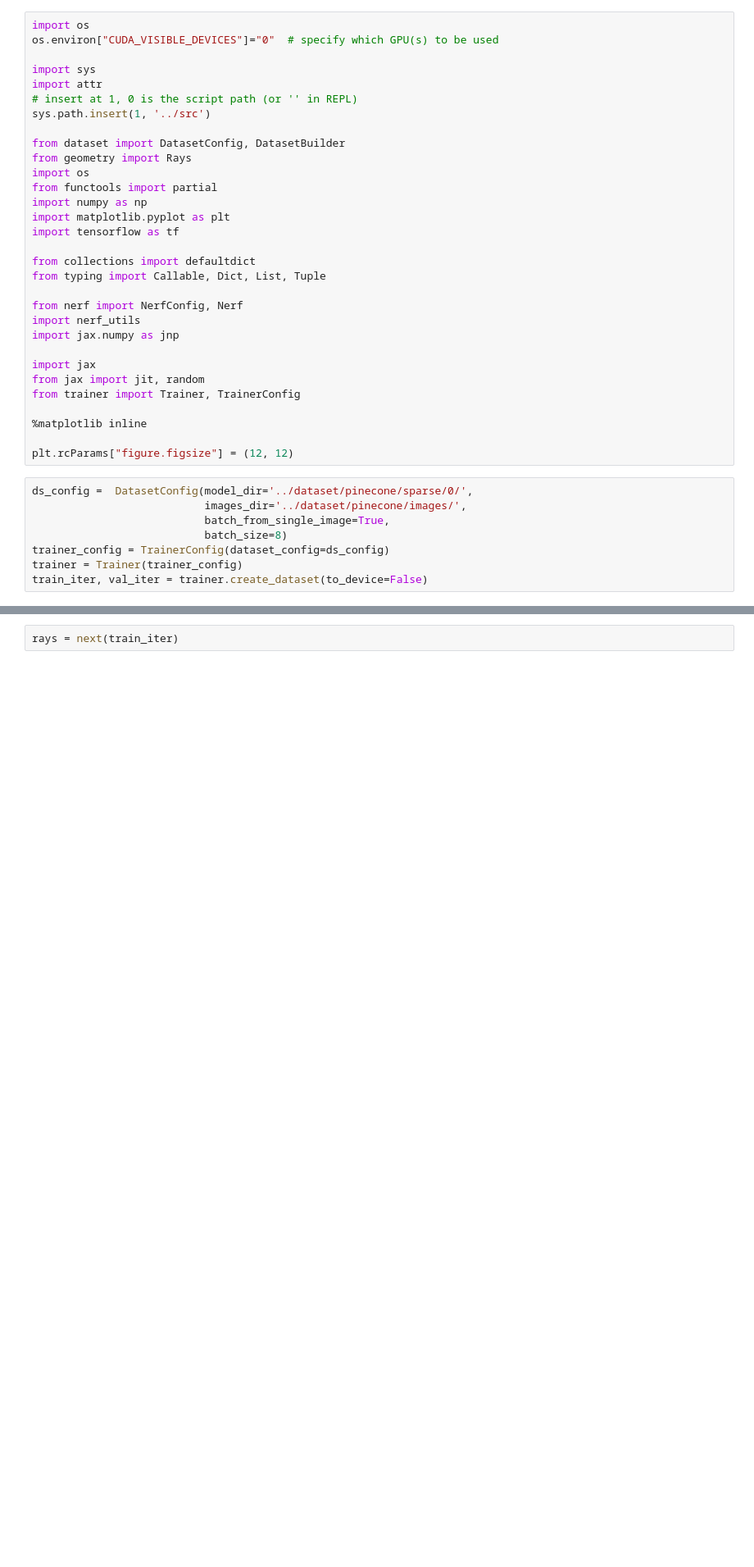
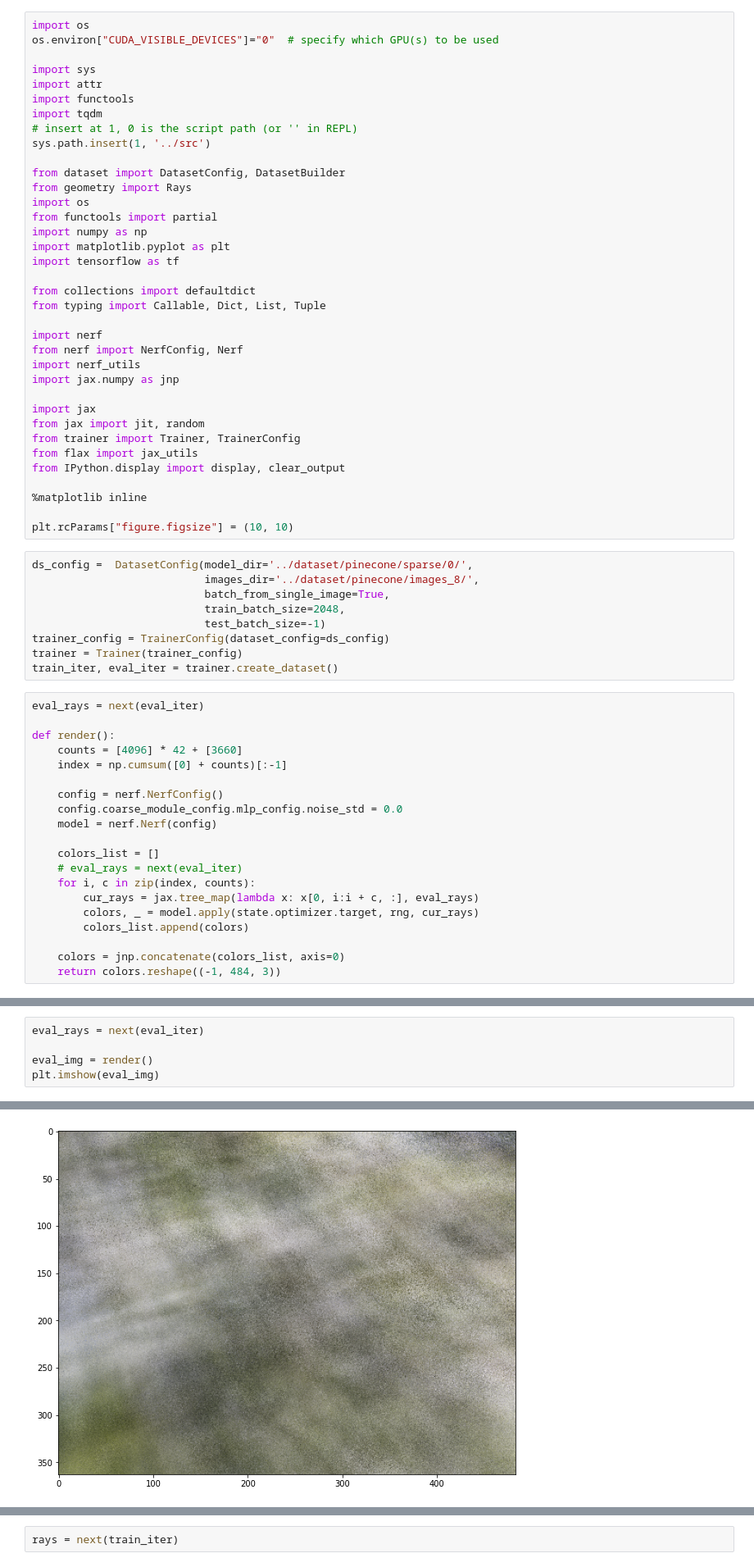
Before and after one commit to liangkaizhang/yet-another-jax-nerf, a Jupyter notebook: scripts/test_model.ipynb, the cells around one changed output, grey strips where cells are left out. Shown at 82% size. Drawn from its saved outputs; the diff is of its cells as text; blank space fills up the shorter version.

```diff
--- a/scripts/test_model.ipynb
+++ b/scripts/test_model.ipynb
@@ -4,6 +4,8 @@ os.environ["CUDA_VISIBLE_DEVICES"]="0"  # specify which GPU(s) to be used
 
 import sys
 import attr
+import functools
+import tqdm
 # insert at 1, 0 is the script path (or '' in REPL)
 sys.path.insert(1, '../src')
 
@@ -18,6 +20,7 @@ import tensorflow as tf
 from collections import defaultdict
 from typing import Callable, Dict, List, Tuple
 
+import nerf
 from nerf import NerfConfig, Nerf
 import nerf_utils
 import jax.numpy as jnp
@@ -25,15 +28,38 @@ import jax.numpy as jnp
 import jax
 from jax import jit, random
 from trainer import Trainer, TrainerConfig
+from flax import jax_utils
+from IPython.display import display, clear_output
 
 %matplotlib inline
 
-plt.rcParams["figure.figsize"] = (12, 12)
+plt.rcParams["figure.figsize"] = (10, 10)
 # %%
 ds_config =  DatasetConfig(model_dir='../dataset/pinecone/sparse/0/',
-                           images_dir='../dataset/pinecone/images/',
+                           images_dir='../dataset/pinecone/images_8/',
                            batch_from_single_image=True,
-                           batch_size=8)
+                           train_batch_size=2048,
+                           test_batch_size=-1)
 trainer_config = TrainerConfig(dataset_config=ds_config)
 trainer = Trainer(trainer_config)
-train_iter, val_iter = trainer.create_dataset(to_device=False)
+train_iter, eval_iter = trainer.create_dataset()
+# %%
+eval_rays = next(eval_iter)
+
+def render():
+    counts = [4096] * 42 + [3660]
+    index = np.cumsum([0] + counts)[:-1]
+
+    config = nerf.NerfConfig()
+    config.coarse_module_config.mlp_config.noise_std = 0.0
+    model = nerf.Nerf(config)
+
+    colors_list = []
+    # eval_rays = next(eval_iter)
+    for i, c in zip(index, counts):
+        cur_rays = jax.tree_map(lambda x: x[0, i:i + c, :], eval_rays)
+        colors, _ = model.apply(state.optimizer.target, rng, cur_rays)
+        colors_list.append(colors)
+
+    colors = jnp.concatenate(colors_list, axis=0)
+    return colors.reshape((-1, 484, 3))
@@ -39,0 +140,6 @@ train_iter, val_iter = trainer.create_dataset(to_device=False)
+# %%
+eval_rays = next(eval_iter)
+
+eval_img = render()
+plt.imshow(eval_img)
+# %% [output]
@@ -39,0 +147 @@ train_iter, val_iter = trainer.create_dataset(to_device=False)
+[figure, added]
```
Also changed, not shown: parts of 32 cells of this notebook, 15 other files.
